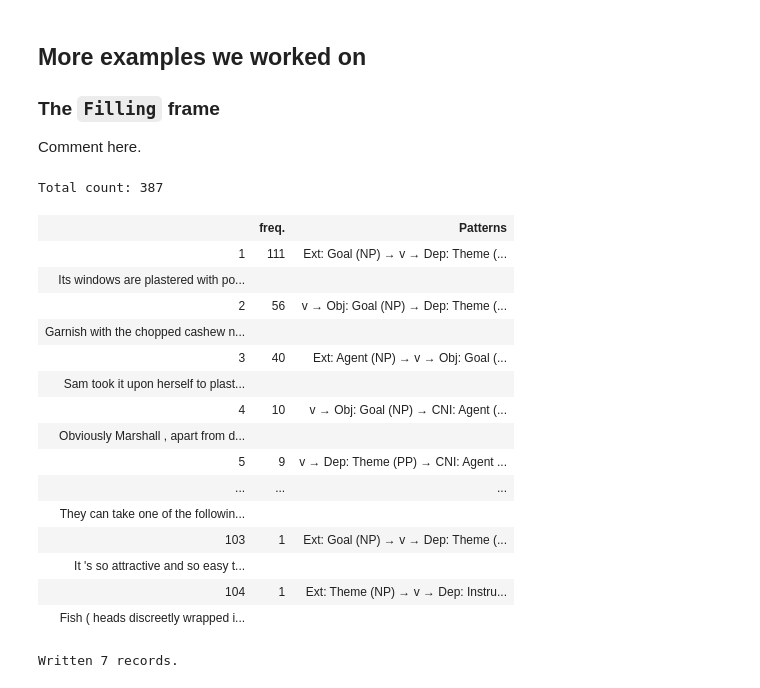
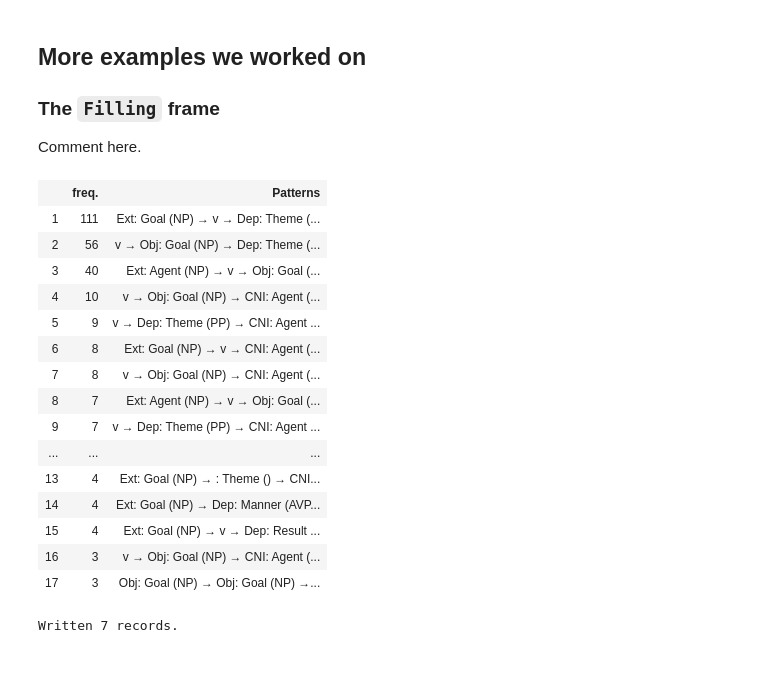
Before and after one commit to lucag/framenet, a Jupyter notebook: notebooks/Paper 2.1.ipynb, the cells around one changed output. Cells and saved outputs as stored; diff of their text form; code cells hidden in the pictures.

```diff
--- a/notebooks/Paper 2.1.ipynb
+++ b/notebooks/Paper 2.1.ipynb
@@ -129,25 +114,24 @@ Written 77 records.
 Comment here.
 # %%
 filling = Frame('Filling')
-filling.display(pattern_matcher=p1, min_count=0, negative=True)
+filling.display(pattern_matcher=p1, min_count=2, negative=True)
 # %% [output]
-Total count: 387
 |  | freq. | Patterns |
 | 1 | 111 | Ext: Goal (NP) → v → Dep: Theme (... |
-| Its windows are plastered with po... |  |  |
 | 2 | 56 | v → Obj: Goal (NP) → Dep: Theme (... |
-| Garnish with the chopped cashew n... |  |  |
 | 3 | 40 | Ext: Agent (NP) → v → Obj: Goal (... |
-| Sam took it upon herself to plast... |  |  |
 | 4 | 10 | v → Obj: Goal (NP) → CNI: Agent (... |
-| Obviously Marshall , apart from d... |  |  |
 | 5 | 9 | v → Dep: Theme (PP) → CNI: Agent ... |
+| 6 | 8 | Ext: Goal (NP) → v → CNI: Agent (... |
+| 7 | 8 | v → Obj: Goal (NP) → CNI: Agent (... |
+| 8 | 7 | Ext: Agent (NP) → v → Obj: Goal (... |
+| 9 | 7 | v → Dep: Theme (PP) → CNI: Agent ... |
 | ... | ... | ... |
-| They can take one of the followin... |  |  |
-| 103 | 1 | Ext: Goal (NP) → v → Dep: Theme (... |
-| It 's so attractive and so easy t... |  |  |
-| 104 | 1 | Ext: Theme (NP) → v → Dep: Instru... |
-| Fish ( heads discreetly wrapped i... |  |  |
+| 13 | 4 | Ext: Goal (NP) → : Theme () → CNI... |
+| 14 | 4 | Ext: Goal (NP) → Dep: Manner (AVP... |
+| 15 | 4 | Ext: Goal (NP) → v → Dep: Result ... |
+| 16 | 3 | v → Obj: Goal (NP) → CNI: Agent (... |
+| 17 | 3 | Obj: Goal (NP) → Obj: Goal (NP) →... |
 # %%
 filling.select(p1).diagram(noncore=True)
 # %% [output]
```
Also changed, not shown: parts of 4 cells of this notebook, 1 other file.
